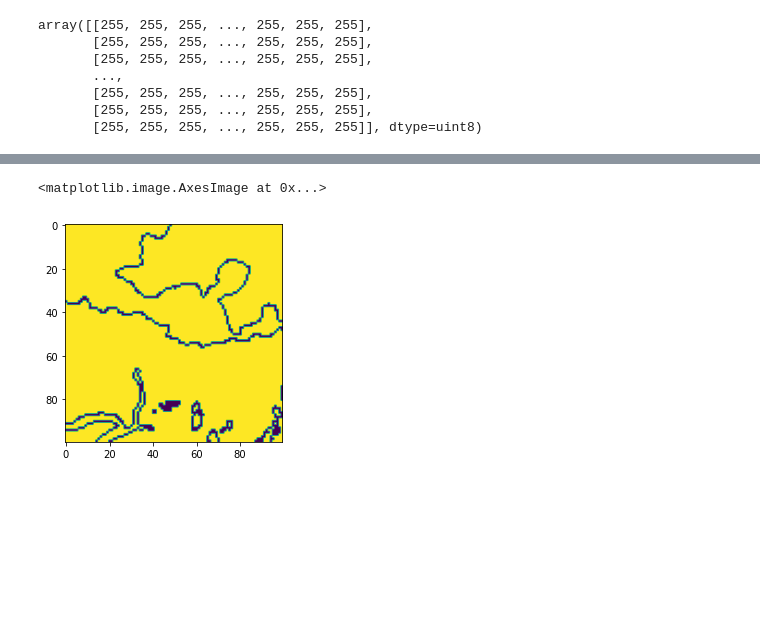
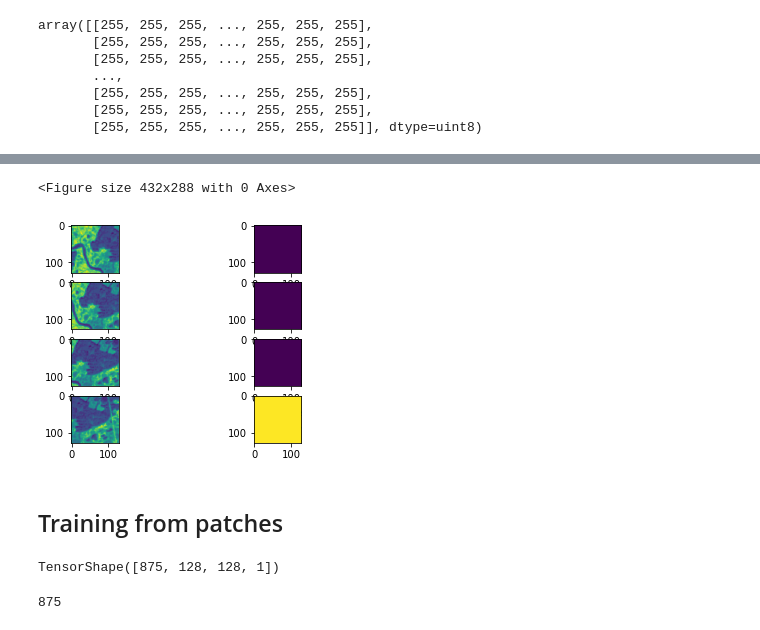
Before and after one commit to colefranks/MarshBoundaries, a Jupyter notebook: MarshBoundaries.ipynb, the cells around one changed output, grey strips where cells are left out. Drawn from its saved outputs; the diff is of its cells as text; code cells hidden in the pictures; blank space fills up the shorter version.

```diff
--- a/MarshBoundaries.ipynb
+++ b/MarshBoundaries.ipynb
@@ -150,7 +169,0 @@ array([[[[ 1,  2,  3, 11, 12, 13, 21, 22, 23],
-# %%
-print(patches.shape)
-#don't worry about the 1,8,11 for now - could be useful
-patches = tf.reshape(patches,[1,8,11,100,100,33])
-
-plt.imshow(patches.numpy()[0,4,4,:,:,22])
-#each entry is a flattened patch of shape 100x100
@@ -161,21 +170,16 @@ plt.imshow(patches.numpy()[0,4,4,:,:,22])
-# %%
-#if we did the same thing to the mask, we should get something matching.
-mask_image = tf.convert_to_tensor(gray_mask, dtype =tf.int32)
-
-reshaped_mask = tf.reshape(mask_image,[1,853,1149,1])
-
-mask_patches = tf.image.extract_patches(images=reshaped_mask,
-                           sizes=[1, 100, 100, 1],
-                           strides=[1, 100, 100, 1],
-                           rates=[1, 1, 1, 1],
-                           padding='VALID')
-
-
-mask_patches = tf.reshape(mask_patches,[1,8,11,100,100,1])
-
-plt.imshow(mask_patches.numpy()[0,4,4,:,:,0])
-
-#yay this works
-# %% [output]
-<matplotlib.image.AxesImage at 0x...>
-[figure, removed]
+# %%
+#make sure they line up
+plt.figure()
+
+#subplot(r,c) provide the no. of rows and columns
+f, axarr = plt.subplots(4,2)
+
+# use the created array to output your multiple images. In this case I have stacked 4 images vertically
+for i in range(4):
+    axarr[i][0].imshow(patches.numpy()[0+i,:,:,7])
+    axarr[i][1].imshow(mask_patches.numpy()[0+i,:,:,0])
+# %% [output]
+<Figure size 432x288 with 0 Axes>
+[figure, added]
+# %% [markdown]
+## Training from patches
@@ -181,0 +189,8 @@ plt.imshow(mask_patches.numpy()[0,4,4,:,:,0])
+# %%
+mask_patches.shape
+# %% [output]
+TensorShape([875, 128, 128, 1])
+# %%
+print(num_patches)
+# %% [output]
+875
```
Also changed, not shown: parts of 31 cells of this notebook, 1 other file.
